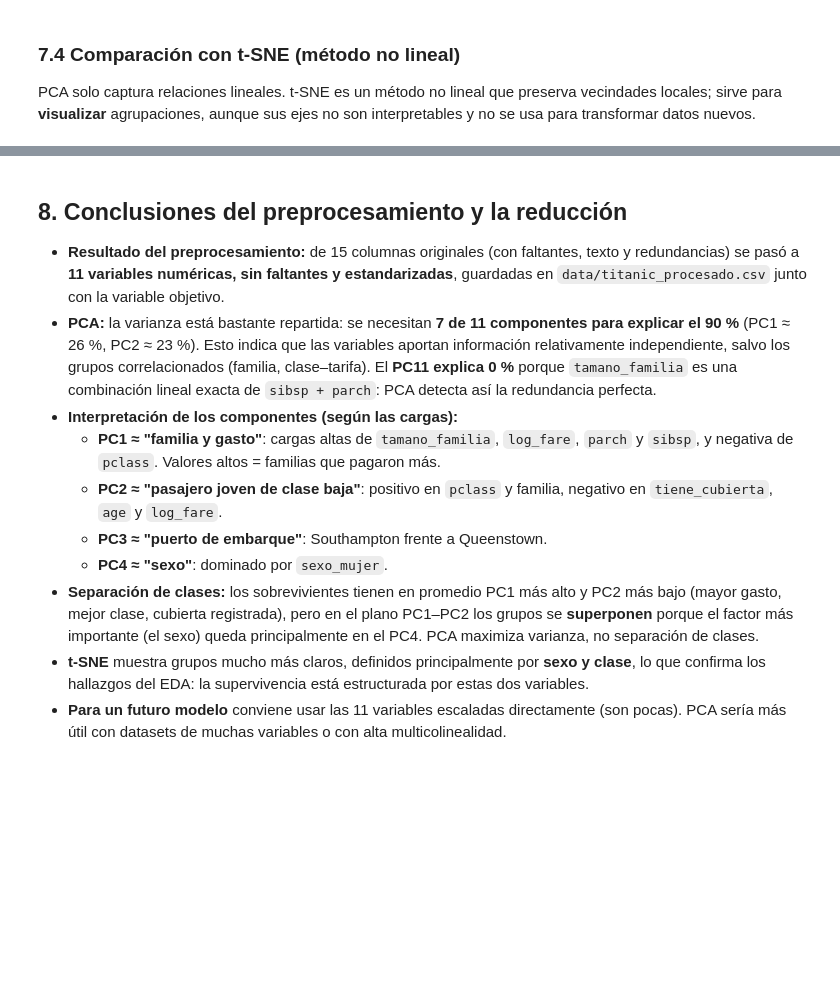
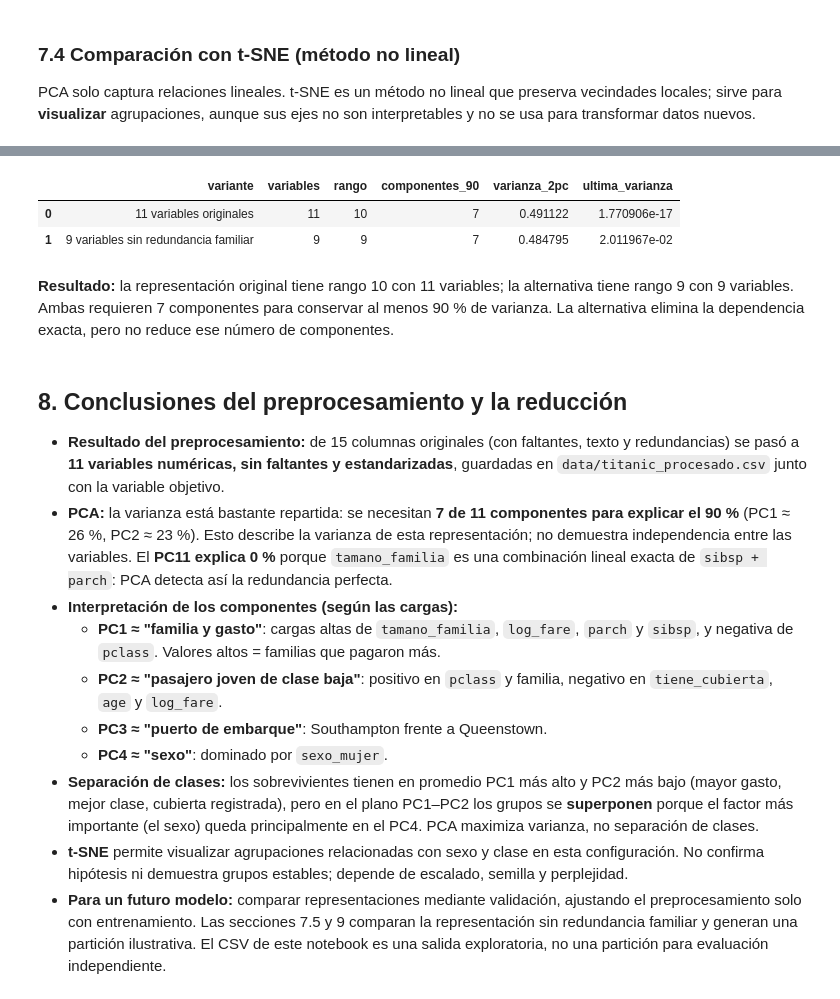
Before and after one commit to dariomontoya0505/proyecto-analisis-datos, a Jupyter notebook: notebooks/03_preprocesamiento_pca.ipynb, the cells around one changed output, grey strips where cells are left out. Cells and saved outputs as stored; diff of their text form; code cells hidden in the pictures; blank space fills up the shorter version.

Commit message:
update preprocesamiento

```diff
--- a/notebooks/03_preprocesamiento_pca.ipynb
+++ b/notebooks/03_preprocesamiento_pca.ipynb
@@ -16,12 +16,24 @@ import numpy as np
 import matplotlib.pyplot as plt
 import seaborn as sns
 from pathlib import Path
+from IPython.display import display
+from sklearn.model_selection import train_test_split
+from sklearn.compose import ColumnTransformer
+from sklearn.pipeline import make_pipeline
 from sklearn.preprocessing import StandardScaler, MinMaxScaler, OneHotEncoder
 from sklearn.decomposition import PCA
 from sklearn.manifold import TSNE
 
 sns.set_theme(style="whitegrid", palette="deep")
-DATA = Path("../data"); FIG = Path("../figures")
+ROOT = next((p for p in (Path.cwd(), *Path.cwd().parents)
+             if (p / "data/titanic.csv").exists()), None)
+if ROOT is None:
+    raise FileNotFoundError("Ejecutar desde el repositorio o su carpeta notebooks.")
+DATA = ROOT / "data"
+FIG = ROOT / "figures"
+FIG.mkdir(exist_ok=True)
+OUT = ROOT / "reports" / "mejoras"
+OUT.mkdir(parents=True, exist_ok=True)
 
 def guardar(nombre):
     plt.tight_layout(); plt.savefig(FIG / nombre, dpi=120, bbox_inches="tight"); plt.show()
@@ -315,13 +322,32 @@ guardar("03_tsne.png")
+# %%
+comparaciones = []
+for nombre, datos in [("11 variables originales", X),
+                      ("9 variables sin redundancia familiar", X.drop(columns=["sibsp", "parch"]))]:
+    z = StandardScaler().fit_transform(datos)
+    pca_comparacion = PCA().fit(z)
+    acumulada = pca_comparacion.explained_variance_ratio_.cumsum()
+    comparaciones.append(dict(variante=nombre, variables=datos.shape[1],
+        rango=int(np.linalg.matrix_rank(z)), componentes_90=int(np.searchsorted(acumulada, .9)+1),
+        varianza_2pc=float(acumulada[1]), ultima_varianza=float(pca_comparacion.explained_variance_ratio_[-1])))
+comparacion = pd.DataFrame(comparaciones)
+comparacion.to_csv(OUT / "comparacion_pca.csv", index=False)
+display(comparacion)
+# %% [output]
+|  | variante | variables | rango | componentes_90 | varianza_2pc | ultima_varianza |
+| 0 | 11 variables originales | 11 | 10 | 7 | 0.491122 | 1.770906e-17 |
+| 1 | 9 variables sin redundancia familiar | 9 | 9 | 7 | 0.484795 | 2.011967e-02 |
+# %% [markdown]
+**Resultado:** la representación original tiene rango 10 con 11 variables; la alternativa tiene rango 9 con 9 variables. Ambas requieren 7 componentes para conservar al menos 90 % de varianza. La alternativa elimina la dependencia exacta, pero no reduce ese número de componentes.
 # %% [markdown]
 ## 8. Conclusiones del preprocesamiento y la reducción
 
 - **Resultado del preprocesamiento:** de 15 columnas originales (con faltantes, texto y redundancias) se pasó a **11 variables numéricas, sin faltantes y estandarizadas**, guardadas en `data/titanic_procesado.csv` junto con la variable objetivo.
-- **PCA:** la varianza está bastante repartida: se necesitan **7 de 11 componentes para explicar el 90 %** (PC1 ≈ 26 %, PC2 ≈ 23 %). Esto indica que las variables aportan información relativamente independiente, salvo los grupos correlacionados (familia, clase–tarifa). El **PC11 explica 0 %** porque `tamano_familia` es una combinación lineal exacta de `sibsp + parch`: PCA detecta así la redundancia perfecta.
+- **PCA:** la varianza está bastante repartida: se necesitan **7 de 11 componentes para explicar el 90 %** (PC1 ≈ 26 %, PC2 ≈ 23 %). Esto describe la varianza de esta representación; no demuestra independencia entre las variables. El **PC11 explica 0 %** porque `tamano_familia` es una combinación lineal exacta de `sibsp + parch`: PCA detecta así la redundancia perfecta.
 - **Interpretación de los componentes (según las cargas):**
   - **PC1 ≈ "familia y gasto"**: cargas altas de `tamano_familia`, `log_fare`, `parch` y `sibsp`, y negativa de `pclass`. Valores altos = familias que pagaron más.
   - **PC2 ≈ "pasajero joven de clase baja"**: positivo en `pclass` y familia, negativo en `tiene_cubierta`, `age` y `log_fare`.
   - **PC3 ≈ "puerto de embarque"**: Southampton frente a Queenstown.
   - **PC4 ≈ "sexo"**: dominado por `sexo_mujer`.
 - **Separación de clases:** los sobrevivientes tienen en promedio PC1 más alto y PC2 más bajo (mayor gasto, mejor clase, cubierta registrada), pero en el plano PC1–PC2 los grupos se **superponen** porque el factor más importante (el sexo) queda principalmente en el PC4. PCA maximiza varianza, no separación de clases.
-- **t-SNE** muestra grupos mucho más claros, definidos principalmente por **sexo y clase**, lo que confirma los hallazgos del EDA: la supervivencia está estructurada por estas dos variables.
-- **Para un futuro modelo** conviene usar las 11 variables escaladas directamente (son pocas). PCA sería más útil con datasets de muchas variables o con alta multicolinealidad.
+- **t-SNE** permite visualizar agrupaciones relacionadas con sexo y clase en esta configuración. No confirma hipótesis ni demuestra grupos estables; depende de escalado, semilla y perplejidad.
+- **Para un futuro modelo:** comparar representaciones mediante validación, ajustando el preprocesamiento solo con entrenamiento. Las secciones 7.5 y 9 comparan la representación sin redundancia familiar y generan una partición ilustrativa. El CSV de este notebook es una salida exploratoria, no una partición para evaluación independiente.
```
Also changed, not shown: parts of 12 cells of this notebook, 1 other file.
